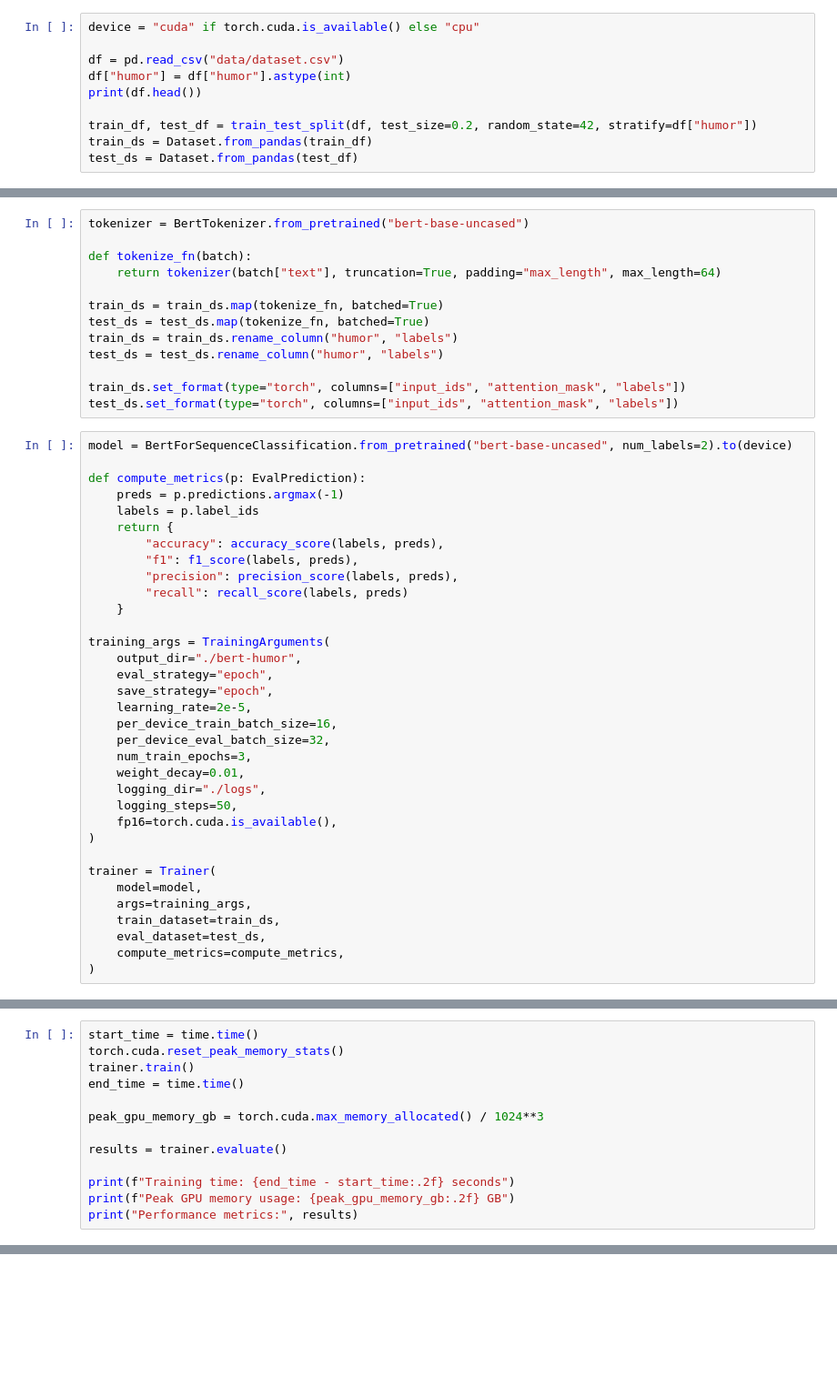
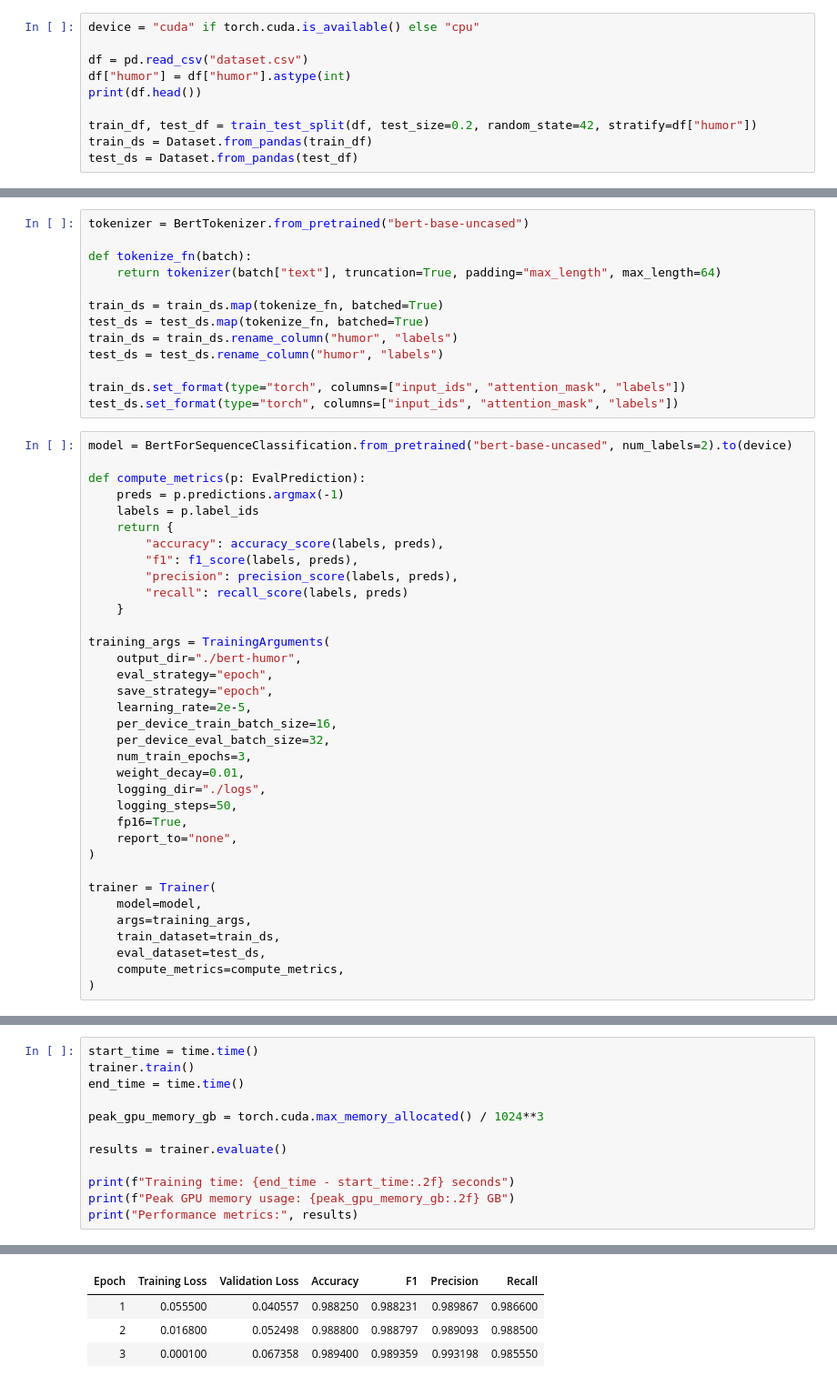
Before and after one commit to AmyMcMahon/MiniProjectAI, a Jupyter notebook: bert_finetune.ipynb, the cells around one changed output, grey strips where cells are left out. Shown at 91% size. Cells and saved outputs as stored; diff of their text form; blank space fills up the shorter version.

```diff
--- a/bert_finetune.ipynb
+++ b/bert_finetune.ipynb
@@ -10,7 +29,7 @@ import time
 # %%
 device = "cuda" if torch.cuda.is_available() else "cpu"
 
-df = pd.read_csv("data/dataset.csv")
+df = pd.read_csv("dataset.csv")
 df["humor"] = df["humor"].astype(int)
 print(df.head())
 
@@ -61,7 +80,8 @@ training_args = TrainingArguments(
     weight_decay=0.01,
     logging_dir="./logs",
     logging_steps=50,
-    fp16=torch.cuda.is_available(),
+    fp16=True,
+    report_to="none",
 )
 
 trainer = Trainer(
@@ -74,6 +101,5 @@ trainer = Trainer(
 # %%
 start_time = time.time()
-torch.cuda.reset_peak_memory_stats()
 trainer.train()
 end_time = time.time()
 
@@ -84,3 +110,4 @@ results = trainer.evaluate()
 print(f"Training time: {end_time - start_time:.2f} seconds")
 print(f"Peak GPU memory usage: {peak_gpu_memory_gb:.2f} GB")
 print("Performance metrics:", results)
+# %% [output]
@@ -86,0 +115,4 @@ print("Performance metrics:", results)
+| Epoch | Training Loss | Validation Loss | Accuracy | F1 | Precision | Recall |
+| 1 | 0.055500 | 0.040557 | 0.988250 | 0.988231 | 0.989867 | 0.986600 |
+| 2 | 0.016800 | 0.052498 | 0.988800 | 0.988797 | 0.989093 | 0.988500 |
+| 3 | 0.000100 | 0.067358 | 0.989400 | 0.989359 | 0.993198 | 0.985550 |
```
Also changed, not shown: parts of 4 cells of this notebook.
